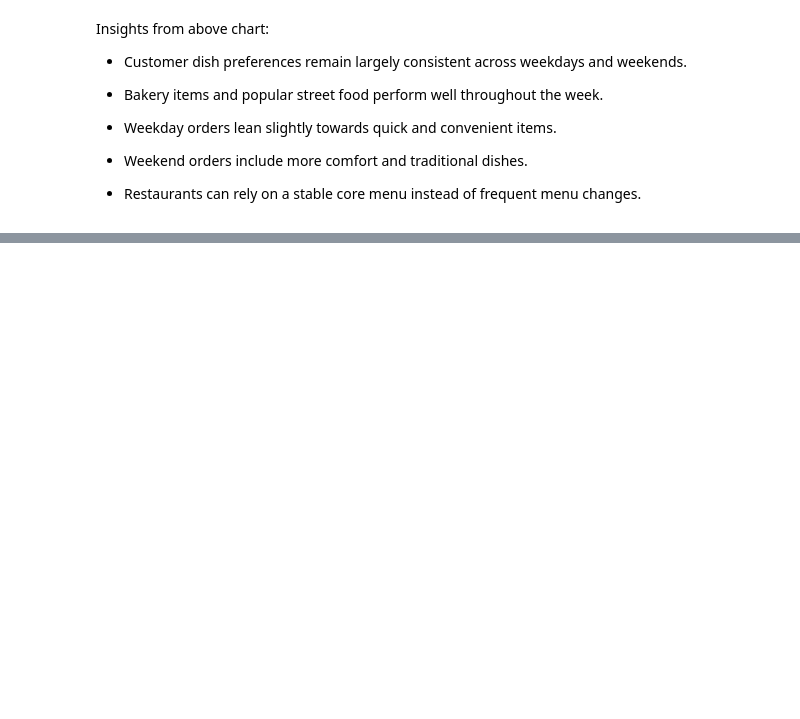
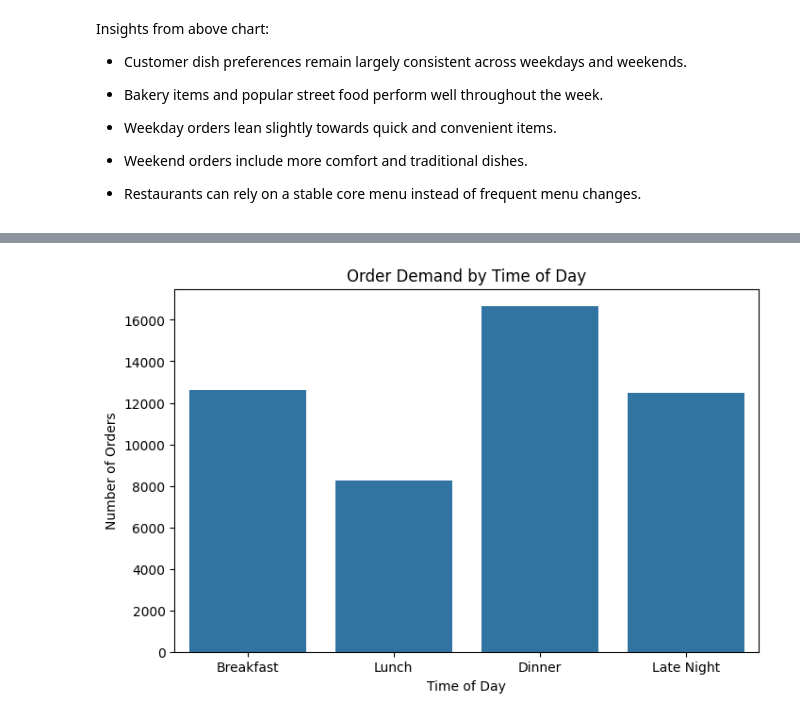
Before and after one commit to AvadhootAK/Restuarant-Data-Project, a Jupyter notebook: customer_behavior_analysis.ipynb, the cells around one changed output, grey strips where cells are left out. Cells and saved outputs as stored; diff of their text form; code cells hidden in the pictures; blank space fills up the shorter version.

Commit message:
Further analysis related to time

```diff
--- a/customer_behavior_analysis.ipynb
+++ b/customer_behavior_analysis.ipynb
@@ -473,0 +484,4 @@ Insights from above chart:
+# %%
+data['order_timestamp'] = pd.to_datetime(data['order_timestamp'])
+# %%
+data['order_hour'] = data['order_timestamp'].dt.hour
@@ -473,0 +497,23 @@ Insights from above chart:
+# %%
+def time_bucket (hour):
+    if 6 <= hour <= 11:
+        return "Breakfast"
+    elif 12 <= hour <= 15:
+        return "Lunch"
+    elif 16 <= hour <= 7:
+        return "Eveming"
+    elif 7 <= hour <= 23:
+        return "Dinner"
+    else:
+        return 'Late Night'
+
+data['time_of_day'] = data['order_hour'].apply(time_bucket)
+# %%
+time_demand = (
+    data
+    .groupby('time_of_day')
+    .size()
+    .reset_index(name="order_count")
+
+)
+time_demand
@@ -473,0 +535,11 @@ Insights from above chart:
+# %%
+plt.figure(figsize=(8,5))
+order = ['Breakfast', 'Lunch', 'Dinner', 'Late Night']
+sns.barplot(data=time_demand, x='time_of_day', y='order_count', order=order)
+
+plt.title("Order Demand by Time of Day")
+plt.xlabel("Time of Day")
+plt.ylabel("Number of Orders")
+plt.show()
+# %% [output]
+[figure, added]
```
Also changed, not shown: parts of 11 cells of this notebook.
